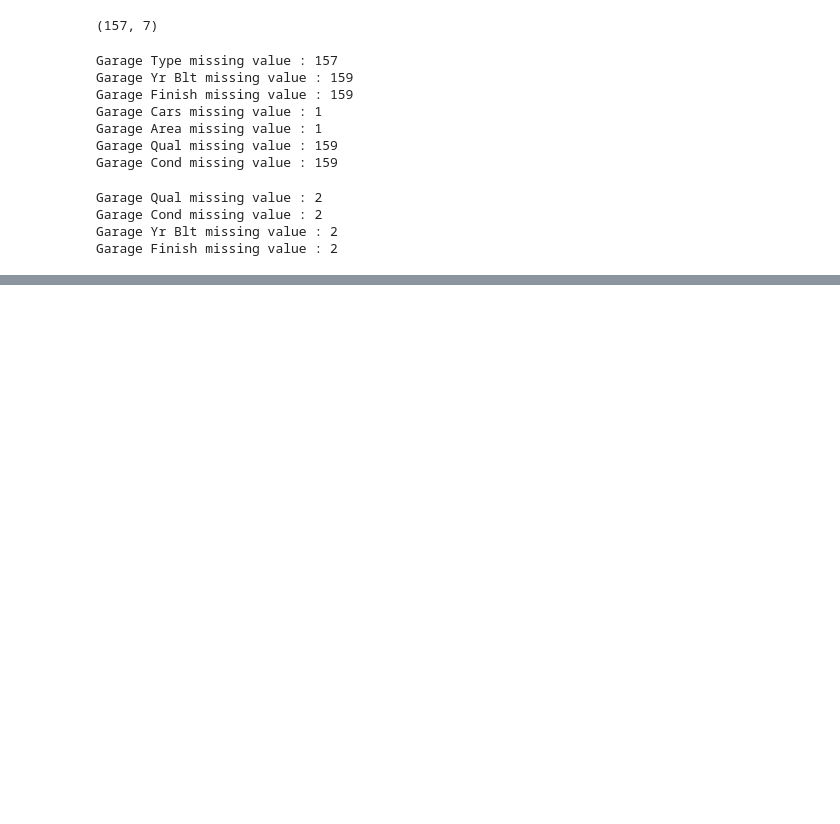
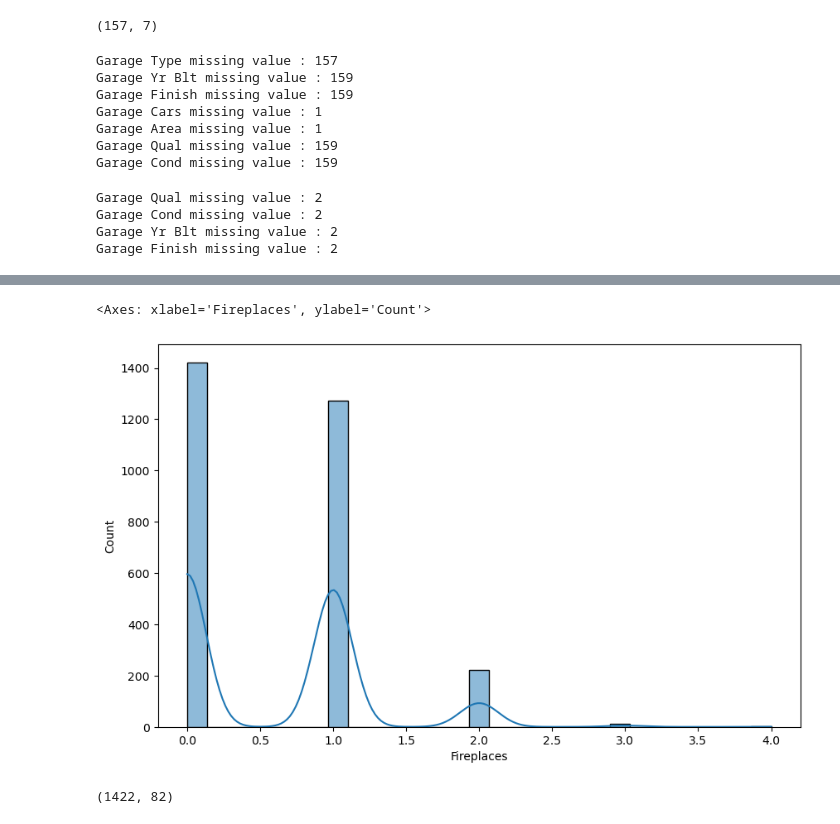
Before and after one commit to ameeqio/house-price-prediction-ml, a Jupyter notebook: notebooks/eda.ipynb, the cells around one changed output, grey strips where cells are left out. Drawn from its saved outputs; the diff is of its cells as text; code cells hidden in the pictures; blank space fills up the shorter version.

```diff
--- a/notebooks/eda.ipynb
+++ b/notebooks/eda.ipynb
@@ -229,0 +262,9 @@ Garage Finish missing value : 2
+# %%
+sns.histplot(data = df, x = 'Fireplaces', kde = True)
+# %% [output]
+<Axes: xlabel='Fireplaces', ylabel='Count'>
+[figure, added]
+# %%
+df[df['Fireplaces'] == 0].shape
+# %% [output]
+(1422, 82)
```
Also changed, not shown: parts of 16 cells of this notebook, 1 other file.
